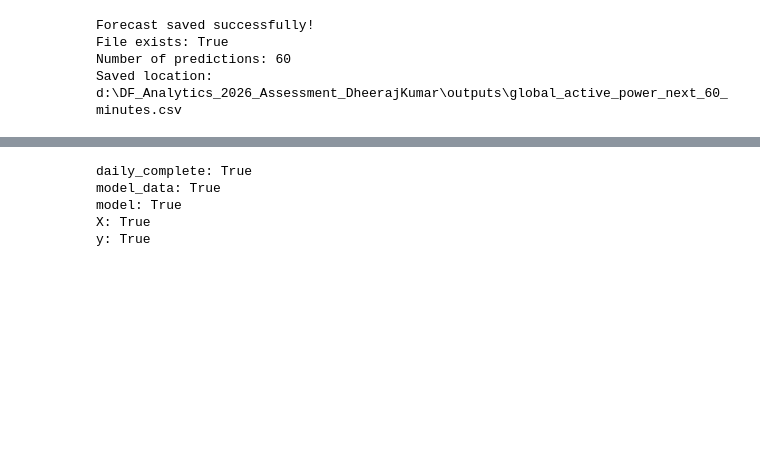
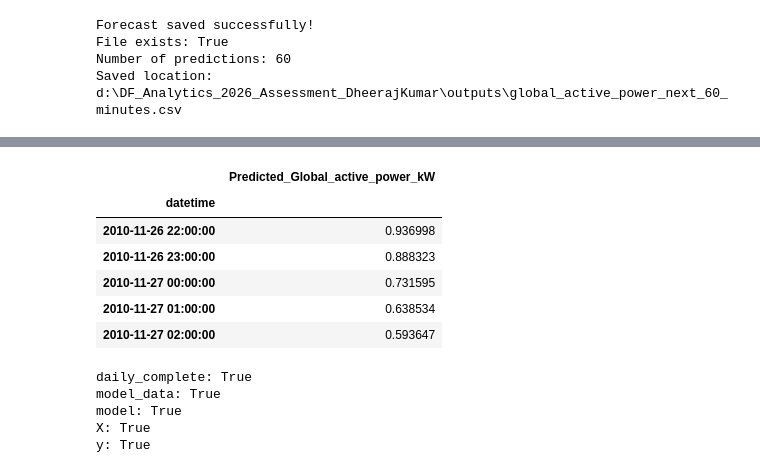
Before and after one commit to dheeraj231873/DF-Analytics-2026-Assessment-DheerajKumar, a Jupyter notebook: notebooks/forecasting_analysis.ipynb, the cells around one changed output, grey strips where cells are left out. Saved outputs shown, nothing was run; the diff lists cells and outputs as text; code cells hidden in the pictures; blank space fills up the shorter version.

```diff
--- a/notebooks/forecasting_analysis.ipynb
+++ b/notebooks/forecasting_analysis.ipynb
@@ -872,3 +872,93 @@ Forecast saved successfully!
 File exists: True
 Number of predictions: 60
 Saved location: d:\DF_Analytics_2026_Assessment_DheerajKumar\outputs\global_active_power_next_60_minutes.csv
+# %%
+from pathlib import Path
+import pandas as pd
+import numpy as np
+from sklearn.linear_model import LinearRegression
+from sklearn.metrics import mean_absolute_error, mean_squared_error
+
+global_power_hourly = df_clean["Global_active_power"].resample("h").mean()
+
+power_model_data = pd.DataFrame({
+    "Global_active_power": global_power_hourly
+})
+
+for lag in [1, 2, 3, 6, 12, 24, 48, 168]:
+    power_model_data[f"lag_{lag}"] = power_model_data["Global_active_power"].shift(lag)
+
+power_model_data["hour_of_day"] = power_model_data.index.hour
+power_model_data["day_of_week"] = power_model_data.index.dayofweek
+power_model_data["month"] = power_model_data.index.month
+
+power_model_data = power_model_data.dropna()
+
+X_power = power_model_data.drop(columns=["Global_active_power"])
+y_power = power_model_data["Global_active_power"]
+
+split_index_power = int(len(power_model_data) * 0.8)
+
+X_train_power = X_power.iloc[:split_index_power]
+y_train_power = y_power.iloc[:split_index_power]
+X_test_power = X_power.iloc[split_index_power:]
+y_test_power = y_power.iloc[split_index_power:]
+
+global_power_model = LinearRegression()
+global_power_model.fit(X_train_power, y_train_power)
+
+test_predictions_power = global_power_model.predict(X_test_power)
+
+power_mae = mean_absolute_error(y_test_power, test_predictions_power)
+power_rmse = np.sqrt(mean_squared_error(y_test_power, test_predictions_power))
+
+print("MAE:", round(power_mae, 4), "kW")
+print("RMSE:", round(power_rmse, 4), "kW")
+
+history = global_power_hourly.dropna().tail(168).tolist()
+last_timestamp = global_power_hourly.dropna().index[-1]
+
+forecast_rows_power = []
+
+for step in range(1, 25):
+    forecast_time = last_timestamp + pd.Timedelta(hours=step)
+
+    features_power = {
+        "lag_1": history[-1],
+        "lag_2": history[-2],
+        "lag_3": history[-3],
+        "lag_6": history[-6],
+        "lag_12": history[-12],
+        "lag_24": history[-24],
+        "lag_48": history[-48],
+        "lag_168": history[-168],
+        "hour_of_day": forecast_time.hour,
+        "day_of_week": forecast_time.dayofweek,
+        "month": forecast_time.month
+    }
+
+    input_power = pd.DataFrame([features_power], columns=X_power.columns)
+    prediction_power = max(0.0, float(global_power_model.predict(input_power)[0]))
+
+    history.append(prediction_power)
+
+    forecast_rows_power.append({
+        "datetime": forecast_time,
+        "Predicted_Global_active_power_kW": prediction_power
+    })
+
+forecast_global_power_24h = pd.DataFrame(forecast_rows_power).set_index("datetime")
+
+project_dir = Path.cwd().parent if Path.cwd().name == "notebooks" else Path.cwd()
+output_dir = project_dir / "outputs"
+output_dir.mkdir(parents=True, exist_ok=True)
+
+output_file_power = output_dir / "global_active_power_next_24_hours.csv"
+forecast_global_power_24h.to_csv(output_file_power)
+
+print("Forecast rows:", len(forecast_global_power_24h))
+print("File exists:", output_file_power.exists())
+print("Saved location:", output_file_power)
+
+display(forecast_global_power_24h.head())
+# %% [output]
@@ -875,3 +970,10 @@ Saved location: d:\DF_Analytics_2026_Assessment_DheerajKumar\outputs\global_acti
+|  | Predicted_Global_active_power_kW |
+| datetime |  |
+| 2010-11-26 22:00:00 | 0.936998 |
+| 2010-11-26 23:00:00 | 0.888323 |
+| 2010-11-27 00:00:00 | 0.731595 |
+| 2010-11-27 01:00:00 | 0.638534 |
+| 2010-11-27 02:00:00 | 0.593647 |
 # %%
 required_variables = [
     "daily_complete",
```
Also changed, not shown: parts of 4 cells of this notebook, 5 other files.
